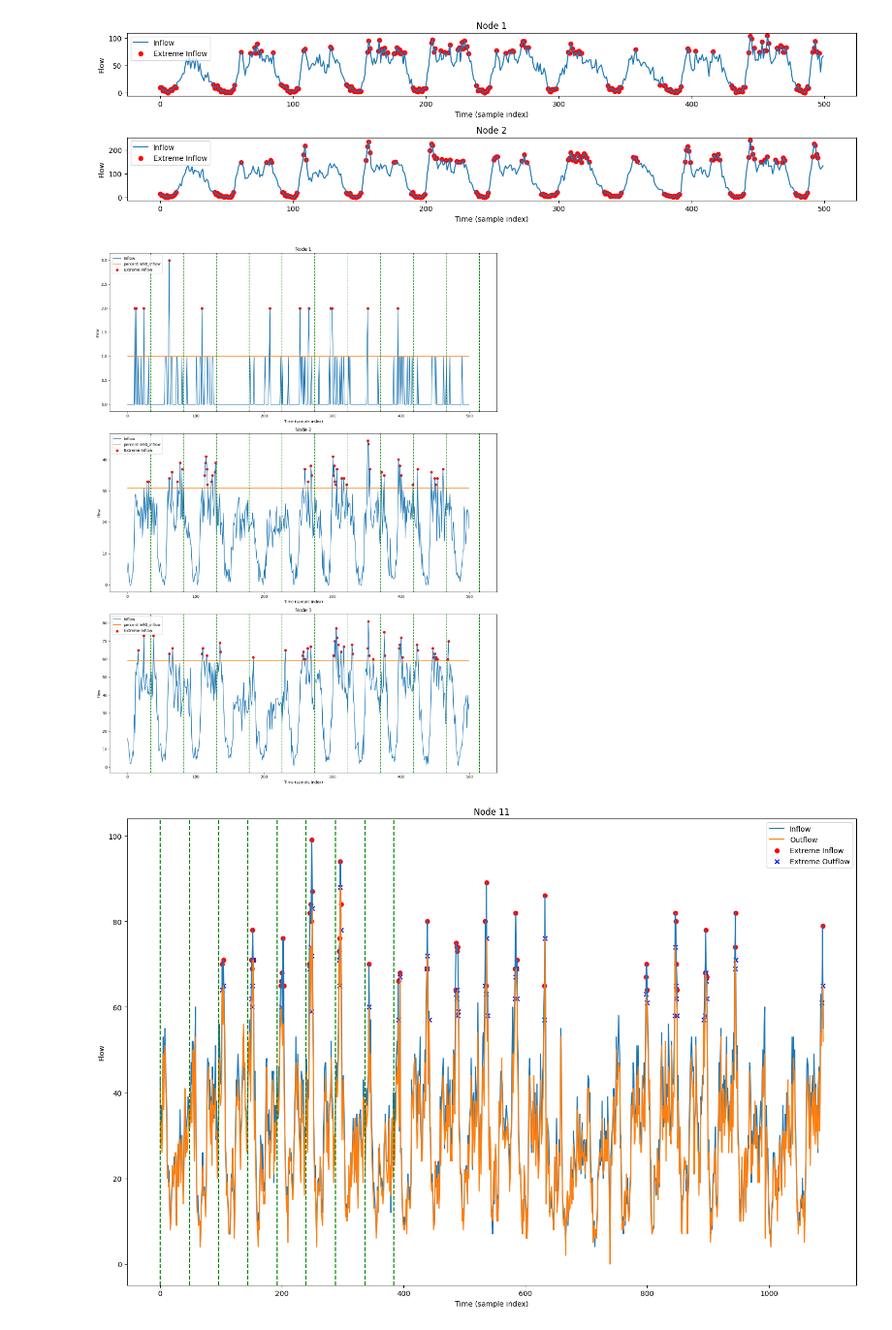
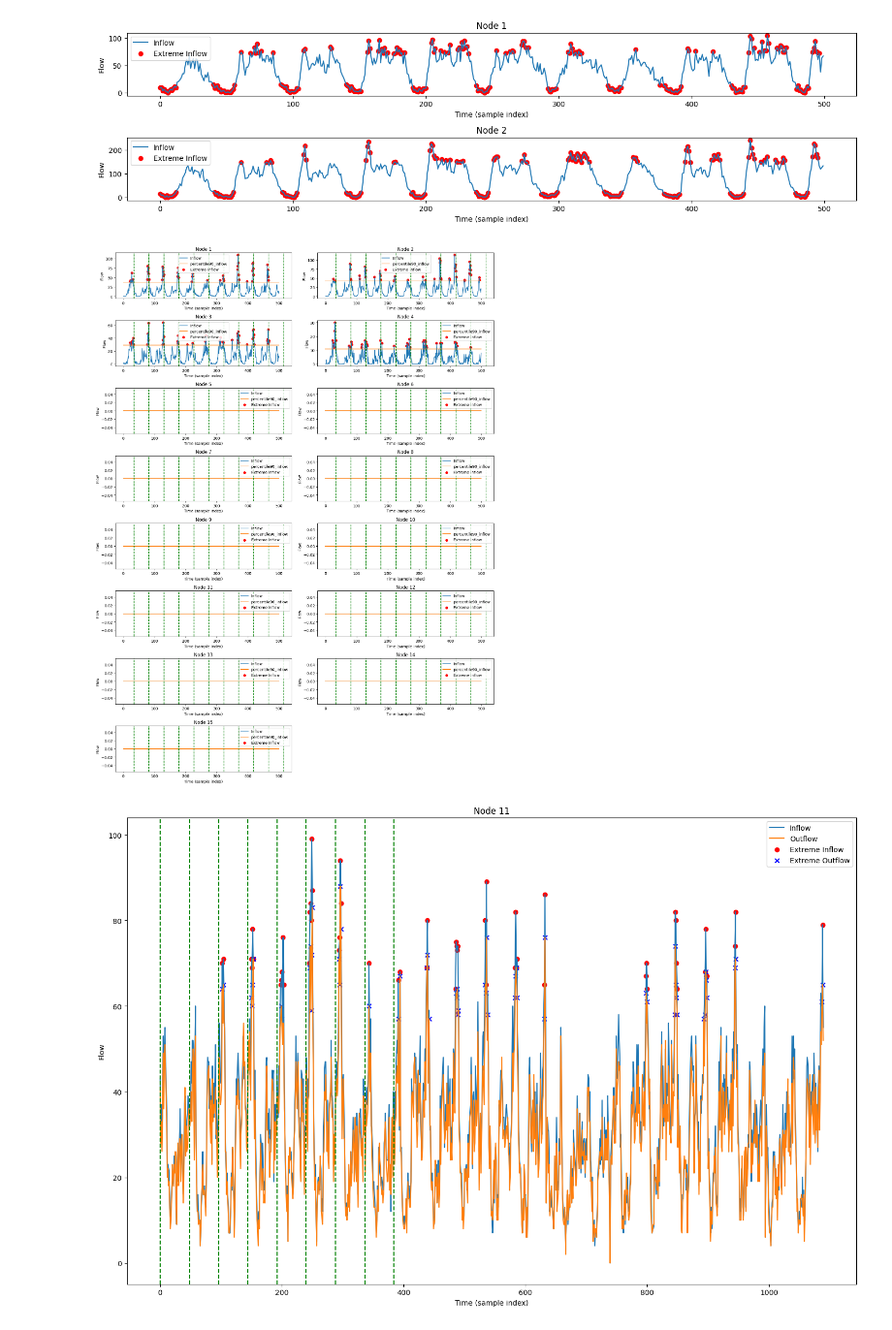
Before and after one commit to omerAJ/Hyb-STEX, a Jupyter notebook: createDataWithEVLabels.ipynb, the cells around one changed output. Shown at 97% size. Drawn from its saved outputs; the diff is of its cells as text; code cells hidden in the pictures.

```diff
--- a/createDataWithEVLabels.ipynb
+++ b/createDataWithEVLabels.ipynb
@@ -82,42 +82,42 @@ xx = 90
 plt.figure(figsize=(15, 20))
 
 # Plotting the first 10 nodes
-for node_index in range(3):
+for node_index in range(15):
     s, e = 0, 500
     inflow = y_train[s:e, 0, node_index, 0]
     outflow = y_train[s:e, 0, node_index, 1]
 
     # Calculate the 90th percentile for inflow and outflow
     percentile90_inflow = np.percentile(inflow, xx)
     percentile90_outflow = np.percentile(outflow, xx)
 
     # Identify indices where data exceeds the 90th percentile
     extreme_inflow_indices = np.where(inflow > percentile90_inflow)[0]
     extreme_outflow_indices = np.where(outflow > percentile90_outflow)[0]
 
-    plt.subplot(3, 1, node_index + 1)
+    plt.subplot(8, 2, node_index + 1)
     plt.plot(inflow, label='Inflow')
     # repeat percentile90_inflow to match the length of inflow
     percentile90_inflow = np.repeat(percentile90_inflow, len(inflow))
     percentile90_outflow = np.repeat(percentile90_outflow, len(outflow))
     plt.plot(percentile90_inflow, label='percentile90_inflow')
     # plt.plot(percentile90_outflow, label='percentile90_outflow')
 
     b = 34
     for i in range(s+b, e+b, 48):
         plt.axvline(x=i-s, color='green', linestyle='--')
     # plt.plot(outflow, label='Outflow')
     plt.scatter(extreme_inflow_indices, inflow[extreme_inflow_indices], color='red', label='Extreme Inflow', marker='o')
     # plt.scatter(extreme_outflow_indices, outflow[extreme_outflow_indices], color='blue', label='Extreme Outflow', marker='x')
     plt.title(f'Node {node_index + 1}')
     plt.xlabel('Time (sample index)')
     plt.ylabel('Flow')
     plt.legend()
 
 plt.tight_layout()
 plt.show()
 # %% [output]
-[figure, old version]
+[figure, new version]
 # %%
 ## create a binary tensor with indicators for extreme events
 
```
Also changed, not shown: parts of 2 cells of this notebook, 7 other files.
